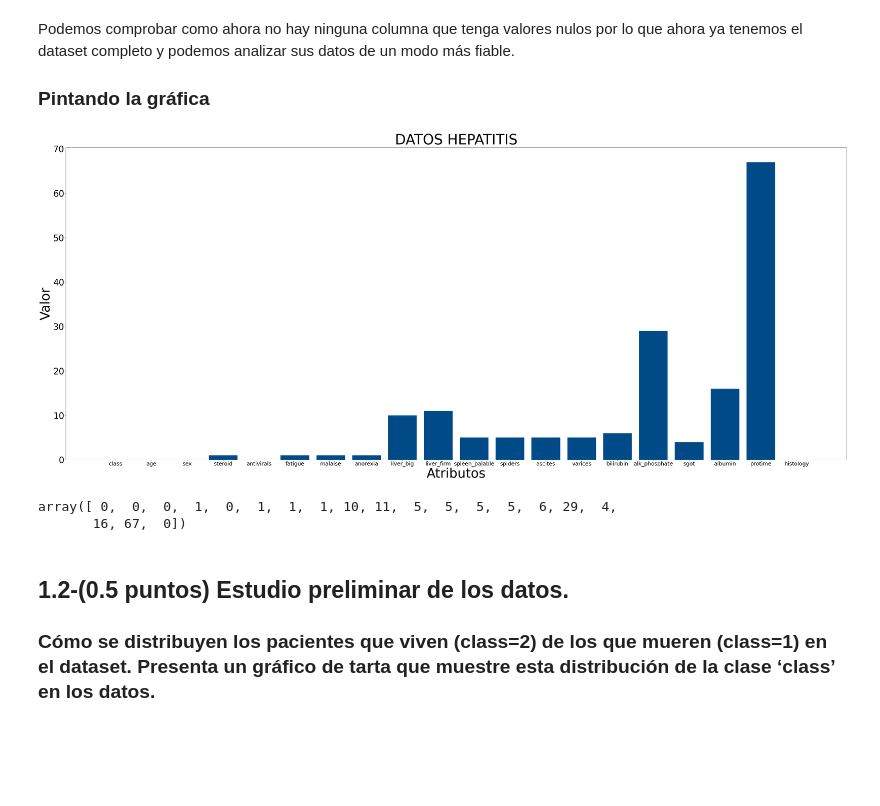
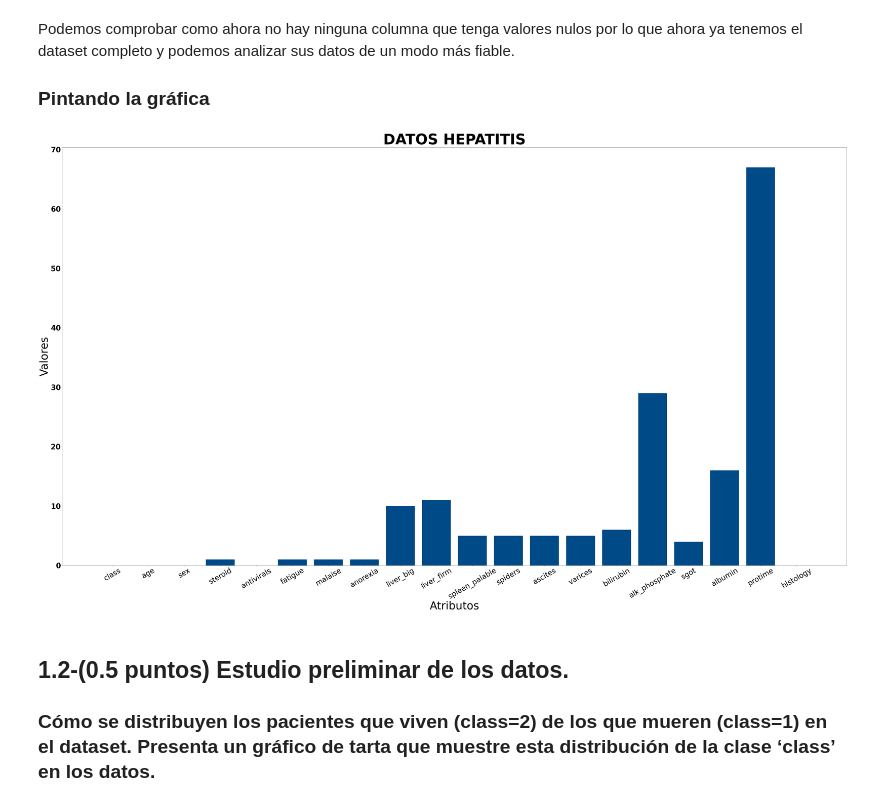
Before and after one commit to Jotivirix/Datamining_UFV, a Jupyter notebook: Lab1/entregable1/Lab1-Entregable1.ipynb, the cells around one changed output. Saved outputs shown, nothing was run; the diff lists cells and outputs as text; code cells hidden in the pictures; blank space fills up the shorter version.

```diff
--- a/Lab1/entregable1/Lab1-Entregable1.ipynb
+++ b/Lab1/entregable1/Lab1-Entregable1.ipynb
@@ -112,26 +129,27 @@ Podemos comprobar como ahora no hay ninguna columna que tenga valores nulos por
 # %%
 #Grafico
 import matplotlib.pyplot as plt
-figura = plt.figure(figsize=(50, 20))
-ejes = figura.add_axes([0,0,1,1])
+
+figura = plt.figure()
+
+ejes = figura.add_axes([5, 40, 10, 8])
 ejeX = datosMissing.index
 ejeY = datosMissing.values
-ejes.bar(ejeX,ejeY,color='#004B87')
-plt.title('DATOS HEPATITIS', fontsize=65)
+
+ejes.bar(ejeX, ejeY, align='center', width=0.8, color='#004B87')
+
+plt.title('DATOS HEPATITIS', fontsize=80, fontweight='bold')
+
 plt.xlabel('Atributos',fontsize=60)
-plt.xticks(fontsize='25')
-plt.ylabel('Valor',fontsize=60)
-plt.yticks(fontsize='40')
+plt.xticks(np.arange(len(ejeX)), ejeX, rotation=30, fontsize='40')
+
+plt.ylabel('Valores',fontsize=60)
+plt.yticks(fontsize='40',fontweight='bold')
+
 plt.savefig('DatosHepatitis.png')
 plt.show()
 # %% [output]
-[figure, old version]
+[figure, new version]
-# %%
-#Mostramos los valores que corresponden a cada una de las barras del gráfico
-datosMissing.values
-# %% [output]
-array([ 0,  0,  0,  1,  0,  1,  1,  1, 10, 11,  5,  5,  5,  5,  6, 29,  4,
-       16, 67,  0])
 # %% [markdown]
 ## 1.2-(0.5 puntos) Estudio preliminar de los datos.
 ### Cómo se distribuyen los pacientes que viven (class=2) de los que mueren (class=1) en el dataset. Presenta un gráfico de tarta que muestre esta distribución de la clase ‘class’ en los datos.
```
Also changed, not shown: parts of 14 cells of this notebook, 2 other files.
